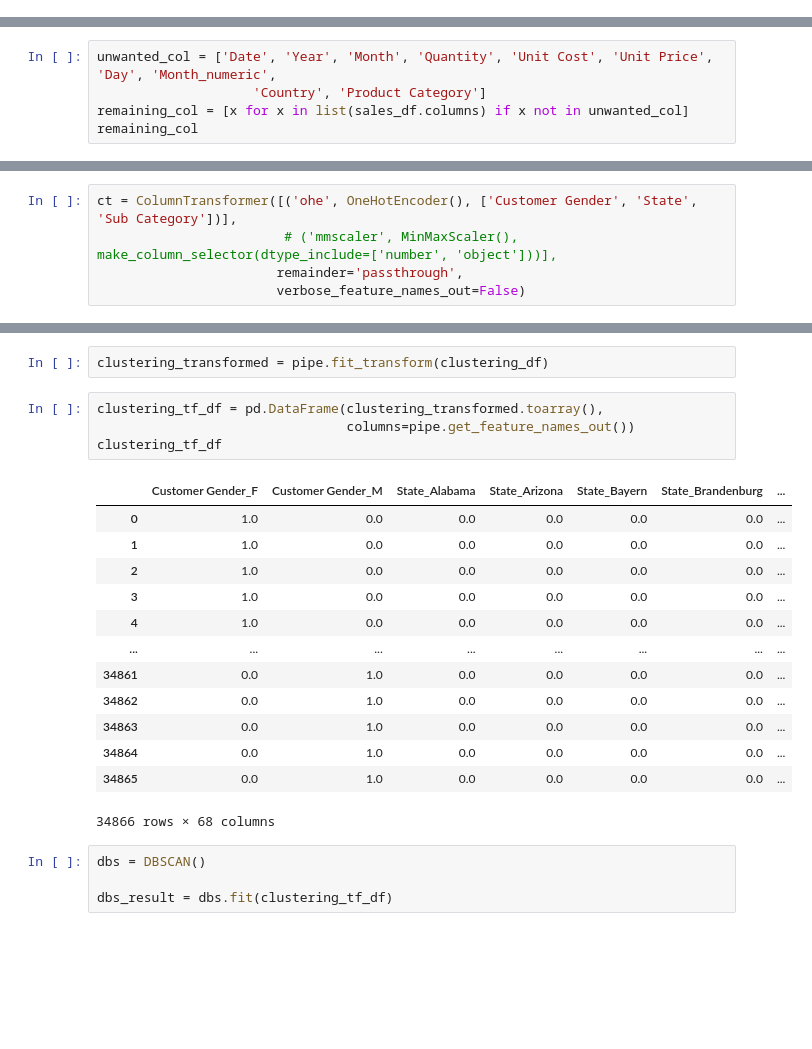
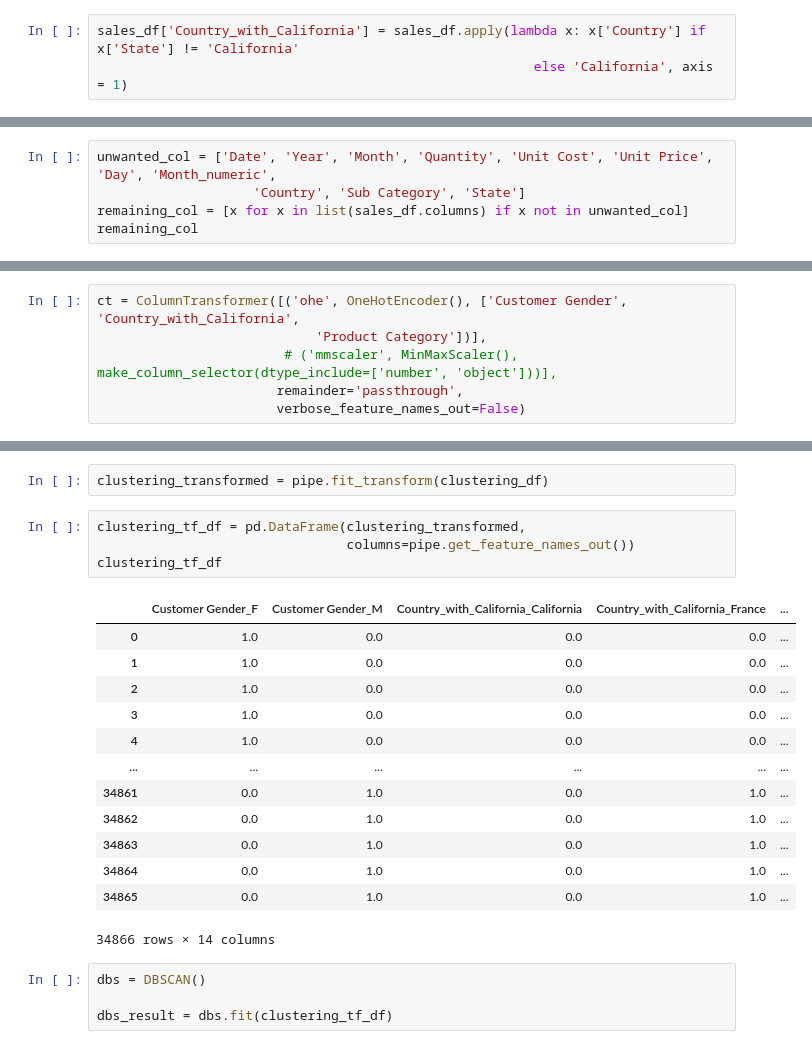
Before and after one commit to ShiYang1101/cycle_sales, a Jupyter notebook: cycle-sales-kaggle.ipynb, the cells around one changed output, grey strips where cells are left out. Drawn from its saved outputs; the diff is of its cells as text; blank space fills up the shorter version.

```diff
--- a/cycle-sales-kaggle.ipynb
+++ b/cycle-sales-kaggle.ipynb
@@ -273,0 +278,3 @@ from sklearn.metrics import silhouette_score
+# %%
+sales_df['Country_with_California'] = sales_df.apply(lambda x: x['Country'] if x['State'] != 'California'
+                                                        else 'California', axis = 1)
@@ -274,6 +286,6 @@ from sklearn.metrics import silhouette_score
 # %%
 unwanted_col = ['Date', 'Year', 'Month', 'Quantity', 'Unit Cost', 'Unit Price', 'Day', 'Month_numeric',
-                    'Country', 'Product Category']
+                    'Country', 'Sub Category', 'State']
 remaining_col = [x for x in list(sales_df.columns) if x not in unwanted_col]
 remaining_col
 # %% [output]
@@ -299,5 +311,6 @@ clustering_df.head()
 # %%
-ct = ColumnTransformer([('ohe', OneHotEncoder(), ['Customer Gender', 'State', 'Sub Category'])],
+ct = ColumnTransformer([('ohe', OneHotEncoder(), ['Customer Gender', 'Country_with_California',
+                            'Product Category'])],
                         # ('mmscaler', MinMaxScaler(), make_column_selector(dtype_include=['number', 'object']))],
                        remainder='passthrough',
                        verbose_feature_names_out=False)
@@ -308,23 +321,23 @@ pipe = Pipeline([('ohe', ct),
 # %%
 clustering_transformed = pipe.fit_transform(clustering_df)
 # %%
-clustering_tf_df = pd.DataFrame(clustering_transformed.toarray(),
+clustering_tf_df = pd.DataFrame(clustering_transformed,
                                 columns=pipe.get_feature_names_out())
 clustering_tf_df
 # %% [output]
-|  | Customer Gender_F | Customer Gender_M | State_Alabama | State_Arizona | State_Bayern | State_Brandenburg | ... |
-| 0 | 1.0 | 0.0 | 0.0 | 0.0 | 0.0 | 0.0 | ... |
-| 1 | 1.0 | 0.0 | 0.0 | 0.0 | 0.0 | 0.0 | ... |
-| 2 | 1.0 | 0.0 | 0.0 | 0.0 | 0.0 | 0.0 | ... |
-| 3 | 1.0 | 0.0 | 0.0 | 0.0 | 0.0 | 0.0 | ... |
-| 4 | 1.0 | 0.0 | 0.0 | 0.0 | 0.0 | 0.0 | ... |
-| ... | ... | ... | ... | ... | ... | ... | ... |
-| 34861 | 0.0 | 1.0 | 0.0 | 0.0 | 0.0 | 0.0 | ... |
-| 34862 | 0.0 | 1.0 | 0.0 | 0.0 | 0.0 | 0.0 | ... |
-| 34863 | 0.0 | 1.0 | 0.0 | 0.0 | 0.0 | 0.0 | ... |
-| 34864 | 0.0 | 1.0 | 0.0 | 0.0 | 0.0 | 0.0 | ... |
-| 34865 | 0.0 | 1.0 | 0.0 | 0.0 | 0.0 | 0.0 | ... |
+|  | Customer Gender_F | Customer Gender_M | Country_with_California_California | Country_with_California_France | ... |
+| 0 | 1.0 | 0.0 | 0.0 | 0.0 | ... |
+| 1 | 1.0 | 0.0 | 0.0 | 0.0 | ... |
+| 2 | 1.0 | 0.0 | 0.0 | 0.0 | ... |
+| 3 | 1.0 | 0.0 | 0.0 | 0.0 | ... |
+| 4 | 1.0 | 0.0 | 0.0 | 0.0 | ... |
+| ... | ... | ... | ... | ... | ... |
+| 34861 | 0.0 | 1.0 | 0.0 | 1.0 | ... |
+| 34862 | 0.0 | 1.0 | 0.0 | 1.0 | ... |
+| 34863 | 0.0 | 1.0 | 0.0 | 1.0 | ... |
+| 34864 | 0.0 | 1.0 | 0.0 | 1.0 | ... |
+| 34865 | 0.0 | 1.0 | 0.0 | 1.0 | ... |
-34866 rows × 68 columns
+34866 rows × 14 columns
 # %%
 dbs = DBSCAN()
 
```
Also changed, not shown: parts of 16 cells of this notebook, 2 other files.
